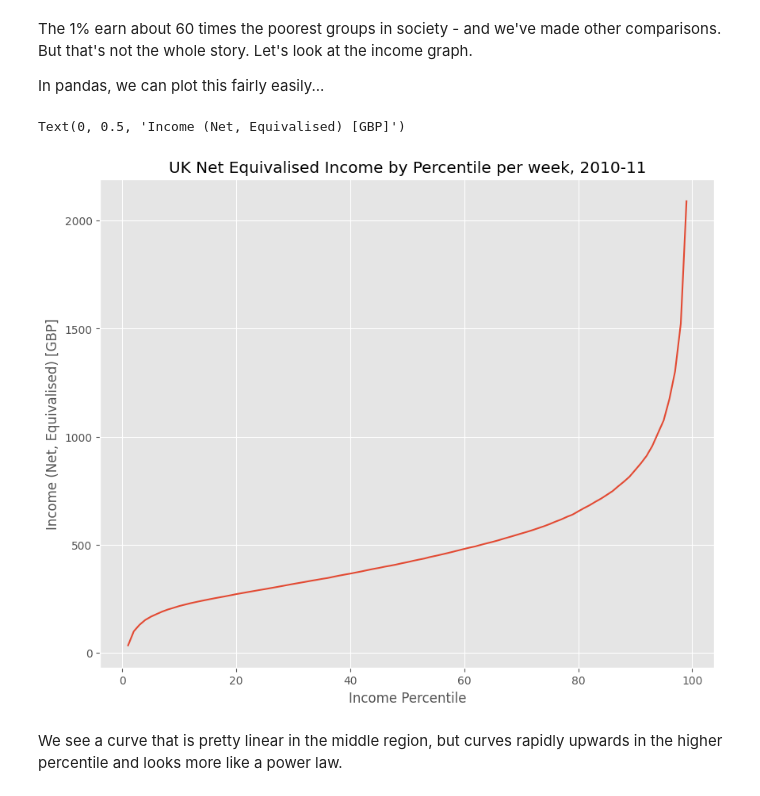
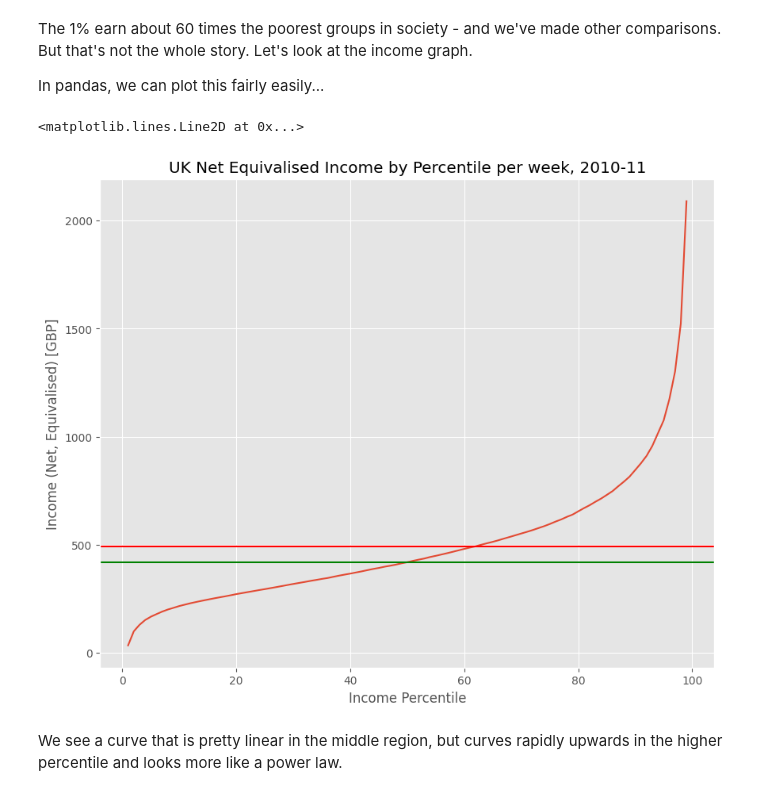
Before and after one commit to ucltimurshah/QM2, a Jupyter notebook: notebooks/W02. Pandas.ipynb, the cells around one changed output. Saved outputs shown, nothing was run; the diff lists cells and outputs as text; code cells hidden in the pictures.

```diff
--- a/notebooks/W02. Pandas.ipynb
+++ b/notebooks/W02. Pandas.ipynb
@@ -241,11 +241,13 @@ In pandas, we can plot this fairly easily...
 # %%
 income['Net equivalised household income in 2010-11, week'].plot()
 plt.title('UK Net Equivalised Income by Percentile per week, 2010-11')
 plt.xlabel('Income Percentile')
 plt.ylabel('Income (Net, Equivalised) [GBP]')
+plt.axhline(y=mean_income, color='r', linestyle='-')
+plt.axhline(y=median_income, color='g', linestyle='-')
 # %% [output]
-Text(0, 0.5, 'Income (Net, Equivalised) [GBP]')
+<matplotlib.lines.Line2D at 0x...>
-[figure, old version]
+[figure, new version]
 # %% [markdown]
 We see a curve that is pretty linear in the middle region, but curves rapidly upwards in the higher percentile and looks more like a power law.
 # %% [markdown]
```
Also changed, not shown: parts of 5 cells of this notebook.
